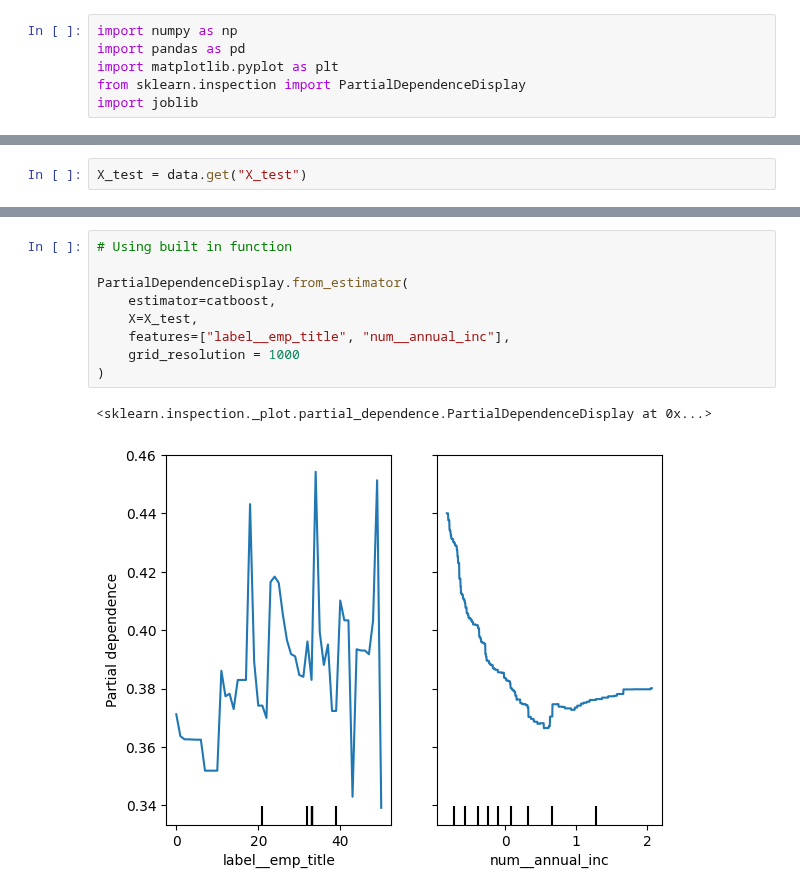
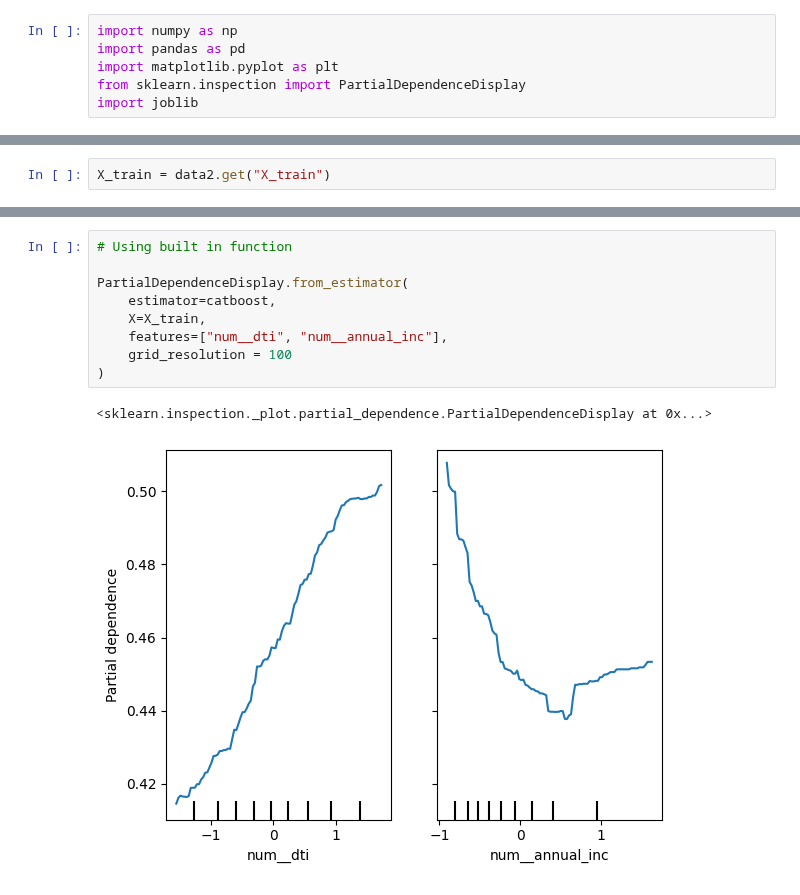
Before and after one commit to Sheetal-12/Interpretable-Credit-Default-Prediction, a Jupyter notebook: notebooks/step5.ipynb, the cells around one changed output, grey strips where cells are left out. Drawn from its saved outputs; the diff is of its cells as text.

```diff
--- a/notebooks/step5.ipynb
+++ b/notebooks/step5.ipynb
@@ -47,5 +46,5 @@ If a model is “fair,” job title should not add much beyond income. If PDPs s
 # %%
-X_test = data.get("X_test")
+X_train = data2.get("X_train")
 # %%
 # We'll compute PDP manually
 def partial_dependence_manual(estimator, X, feature, grid_values):
@@ -113,14 +112,14 @@ plt.show()
 # %%
 # Using built in function
 
 PartialDependenceDisplay.from_estimator(
     estimator=catboost,
-    X=X_test,
-    features=["label__emp_title", "num__annual_inc"],
-    grid_resolution = 1000
+    X=X_train,
+    features=["num__dti", "num__annual_inc"],
+    grid_resolution = 100
 )
 # %% [output]
 <sklearn.inspection._plot.partial_dependence.PartialDependenceDisplay at 0x...>
-[figure, old version]
+[figure, new version]
 # %% [markdown]
 
```
Also changed, not shown: parts of 3 cells of this notebook.
